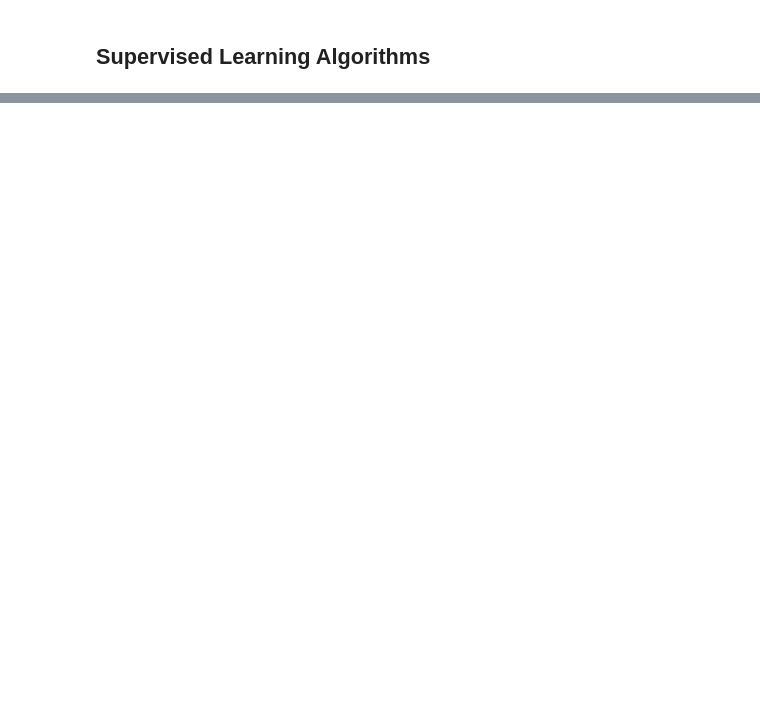
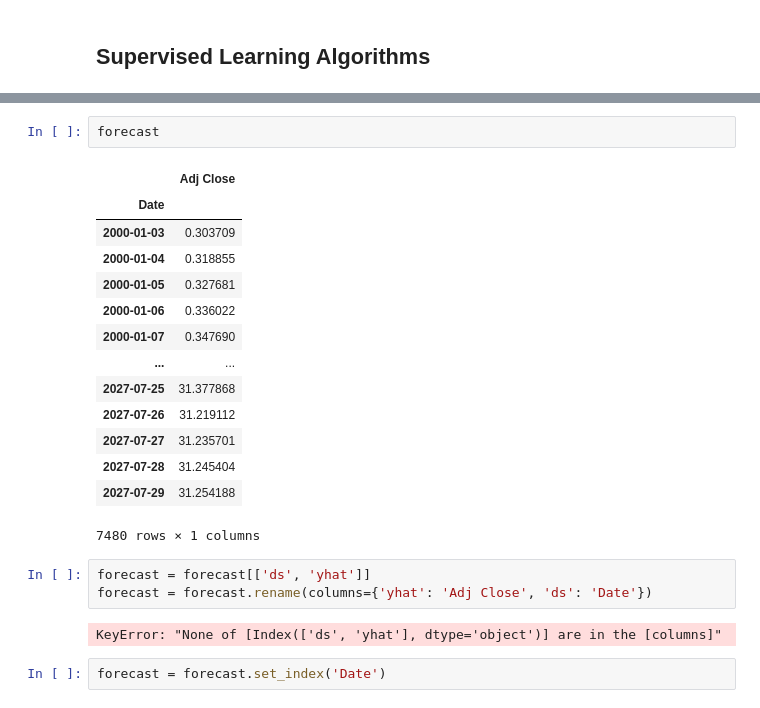
Before and after one commit to ubiratanfilho/stocks_forecasting, a Jupyter notebook: src/models.ipynb, the cells around one changed output, grey strips where cells are left out. Cells and saved outputs as stored; diff of their text form; blank space fills up the shorter version.

```diff
--- a/src/models.ipynb
+++ b/src/models.ipynb
@@ -219,0 +201,24 @@ mean_absolute_percentage_error(y_test, y_pred, symmetric=False)
+# %%
+forecast
+# %% [output]
+|  | Adj Close |
+| Date |  |
+| 2000-01-03 | 0.303709 |
+| 2000-01-04 | 0.318855 |
+| 2000-01-05 | 0.327681 |
+| 2000-01-06 | 0.336022 |
+| 2000-01-07 | 0.347690 |
+| ... | ... |
+| 2027-07-25 | 31.377868 |
+| 2027-07-26 | 31.219112 |
+| 2027-07-27 | 31.235701 |
+| 2027-07-28 | 31.245404 |
+| 2027-07-29 | 31.254188 |
+7480 rows × 1 columns
+# %%
+forecast = forecast[['ds', 'yhat']]
+forecast = forecast.rename(columns={'yhat': 'Adj Close', 'ds': 'Date'})
+# %% [output]
+KeyError: "None of [Index(['ds', 'yhat'], dtype='object')] are in the [columns]"
+# %%
+forecast = forecast.set_index('Date')
```
Also changed, not shown: parts of 17 cells of this notebook, 2 other files.
